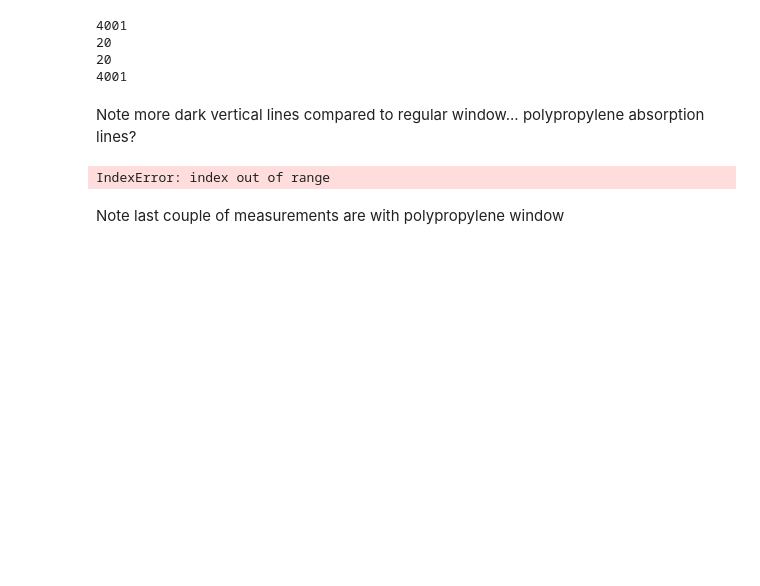
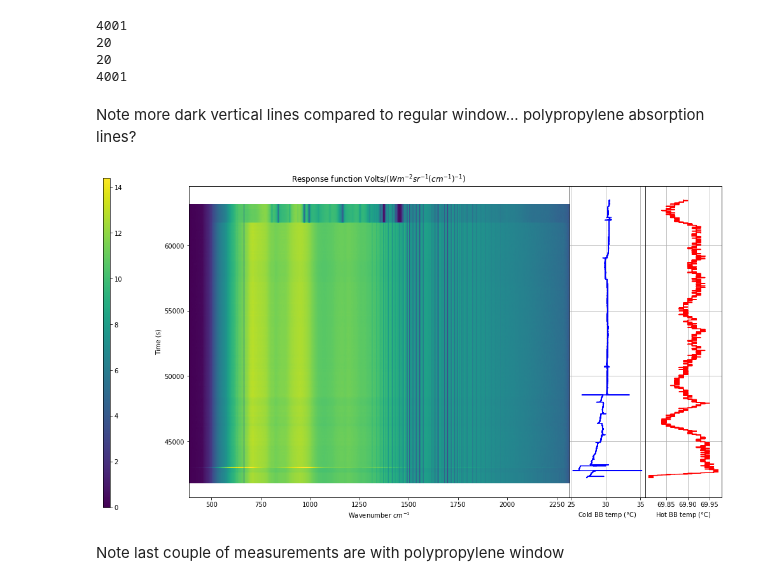
Before and after one commit to micolbedarida/MSci_Project, a Jupyter notebook: data_analysis_after_realignment.ipynb, the cells around one changed output. Saved outputs shown, nothing was run; the diff lists cells and outputs as text; code cells hidden in the pictures; blank space fills up the shorter version.

```diff
--- a/data_analysis_after_realignment.ipynb
+++ b/data_analysis_after_realignment.ipynb
@@ -140,10 +140,8 @@ def insert_row(i, df, line):
     df = dfA.append(line).append(dfB).reset_index(drop = True) # Our code differs here
     return df
 # %%
-times_all = [i for i in spectrum_times] # select times when reading is stable
-print(times_all)
-times = times_all[-4:0:-4] #only want every fourth spectrum
-times.append(times_all[0])
+times = spectrum_times[-4:0:-4] #only want every fourth spectrum
+times.append(spectrum_times[0])
 times.sort(reverse = True) #need to insert rows into dataframe in reverse order in order not to get messed up with indices
 print(times)
 # %% [output]
@@ -400,65 +397,34 @@ p = ax1.pcolor(wavenums, times[:-2:2], all_resp_functions)
 plt.title('Response function Volts/($W m^{-2} sr^{-1} (cm^{-1})^{-1}$)')
 plt.xlabel('Wavenumber $cm^{-1}$')
 plt.ylabel('Time (s)')
 cbaxes = fig.add_axes([0, 0.1, 0.01, .8])
 cb = fig.colorbar(p, cax = cbaxes)
 
 ax2 = fig.add_subplot(grid[0,5:6], sharey = ax1)
 ax2.plot(log_file['cbb_temp'], log_file['Time'], 'b')
 plt.grid()
 plt.xlabel('Cold BB temp ($\degree$C)')
 plt.tick_params(
     axis='y',
     which='both',
     left=False,
     right=False,
     labelleft=False)
 
 ax3 = fig.add_subplot(grid[0,6:7], sharey = ax1)
 ax3.plot(log_file['hbb_temp'], log_file['Time'], 'r')
 plt.grid()
 plt.xlabel('Hot BB temp ($\degree$C)')
 plt.tick_params(
     axis='y',
     which='both',
     left=False,
     right=False,
     labelleft=False)
 
-# zoom into later times
-ax4 = fig.add_subplot(grid[1,:5])
-plot_diff = ax4.pcolor(wavenums, times[140:180:2], all_resp_functions[70:90])
-plt.title('Difference in response function compared to final time Volts/($W m^{-2} sr^{-1} (cm^{-1})^{-1}$)')
-plt.xlabel('Wavenumber $cm^{-1}$')
-plt.ylabel('Time (s)')
-cbaxes1 = fig.add_axes([0, 0.55, 0.01, .3])
-cb = fig.colorbar(plot_diff, cax = cbaxes1)
-
-ax5 = fig.add_subplot(grid[1,5:6], sharey = ax2)
-ax5.plot(log_file['cbb_temp'][4700:6600], log_file['Time'][4700:6600], 'b')
-plt.grid()
-plt.xlabel('Cold BB temp ($\degree$C)')
-plt.tick_params(
-    axis='y',
-    which='both',
-    left=False,
-    right=False,
-    labelleft=False)
-
-ax6 = fig.add_subplot(grid[1,6:7], sharey = ax2)
-ax6.plot(log_file['hbb_temp'][4700:6600], log_file['Time'][4700:6600], 'r')
-plt.grid()
-plt.xlabel('Hot BB temp ($\degree$C)')
-plt.tick_params(
-    axis='y',
-    which='both',
-    left=False,
-    right=False,
-    labelleft=False)
-
 plt.show()
 # %% [output]
-IndexError: index out of range
+[figure, added]
 # %% [markdown]
 Note last couple of measurements are with polypropylene window
 # %% [markdown]
```
Also changed, not shown: parts of 8 cells of this notebook, 1 other file.
